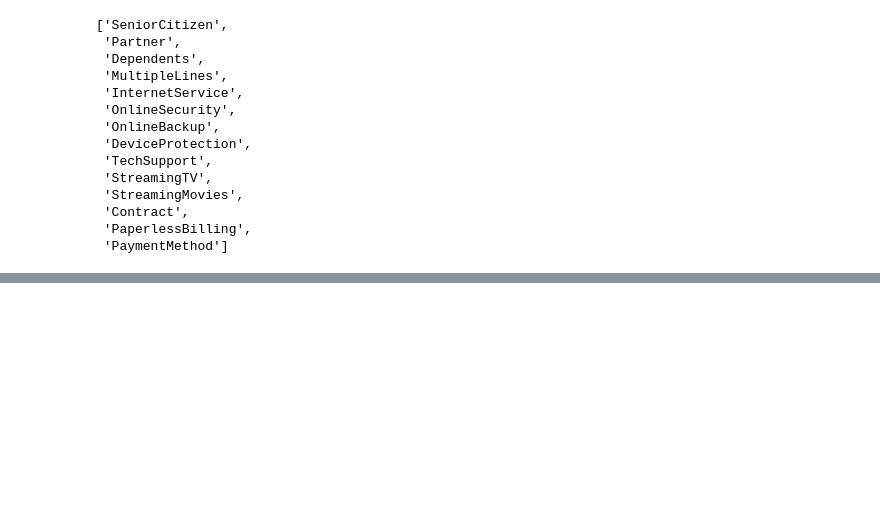
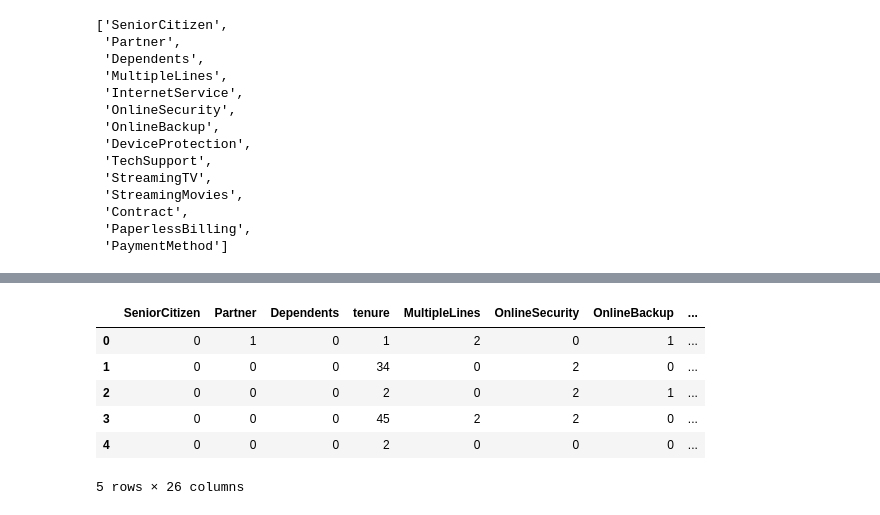
Before and after one commit to mijailbv/Churn_Prediction-Strategic_Thinking, a Jupyter notebook: Oficial.ipynb, the cells around one changed output, grey strips where cells are left out. Saved outputs shown, nothing was run; the diff lists cells and outputs as text; code cells hidden in the pictures; blank space fills up the shorter version.

```diff
--- a/Oficial.ipynb
+++ b/Oficial.ipynb
@@ -549,0 +607,26 @@ PaymentMethod is correlated with Churn | P-Value: 3.6823546520097993e-140
+# %%
+# Create dummy variables for the "Contract" column
+contract_dummies = pd.get_dummies(df_churn["Contract"], prefix ="Contract")
+# Select the resulting columns
+month_to_month = contract_dummies["Contract_0"]
+two_year = contract_dummies["Contract_1"]
+one_year = contract_dummies["Contract_2"]
+# Concatenates the resulting columns into a our data frame
+df_churn = pd.concat([df_churn, month_to_month, two_year, one_year], axis=1)
+# Delete the original column "Contract"
+df_churn = df_churn.drop(columns=["Contract"])
+# Rename columns
+df_churn = df_churn.rename(columns={
+    "Contract_0": "Contract Month-to-Month",
+    "Contract_1": "Contract Two Years",
+    "Contract_2": "Contract One Year"
+})
+df_churn.head()
+# %% [output]
+|  | SeniorCitizen | Partner | Dependents | tenure | MultipleLines | OnlineSecurity | OnlineBackup | ... |
+| 0 | 0 | 1 | 0 | 1 | 2 | 0 | 1 | ... |
+| 1 | 0 | 0 | 0 | 34 | 0 | 2 | 0 | ... |
+| 2 | 0 | 0 | 0 | 2 | 0 | 2 | 1 | ... |
+| 3 | 0 | 0 | 0 | 45 | 2 | 2 | 0 | ... |
+| 4 | 0 | 0 | 0 | 2 | 0 | 0 | 0 | ... |
+5 rows × 26 columns
```
Also changed, not shown: parts of 7 cells of this notebook.
